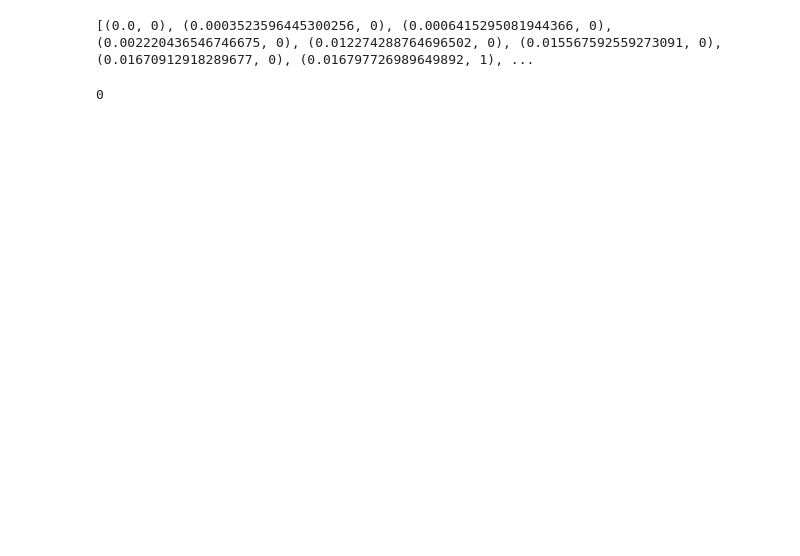
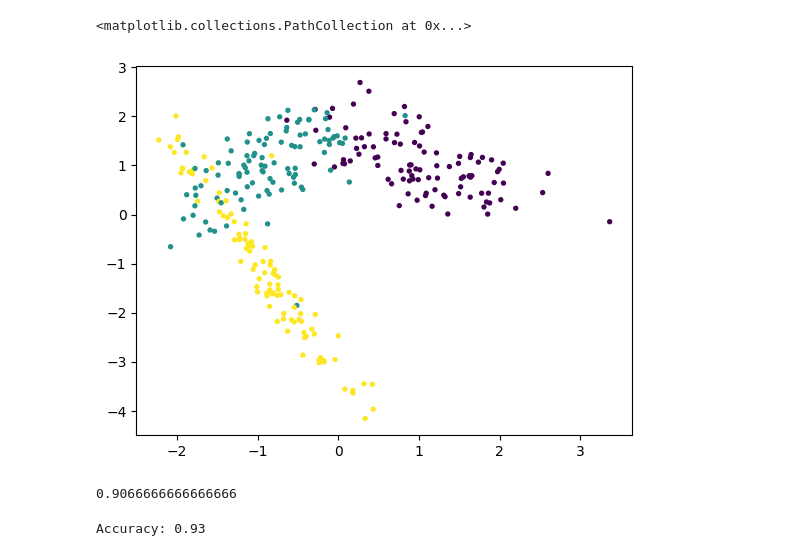
Before and after one commit to FuturisticLover123/labs, a Jupyter notebook: lab7/solution.ipynb, the cells around one changed output. Drawn from its saved outputs; the diff is of its cells as text; code cells hidden in the pictures; blank space fills up the shorter version.

```diff
--- a/lab7/solution.ipynb
+++ b/lab7/solution.ipynb
@@ -3,11 +3,18 @@
 # %%
 from sklearn.datasets import make_classification
 from matplotlib import pyplot as plt
+from tqdm import tqdm
+import numpy as np
 
-X,y = make_classification(n_samples=500, n_features=2, n_informative=2,
-                          n_redundant=0, n_classes=3, n_clusters_per_class=1)
+X,y = make_classification(n_samples=300, n_features=2, n_informative=2,
+                          n_redundant=0, n_classes=3, n_clusters_per_class=1, random_state=412)
+
+
 
 plt.scatter(X[:,0], X[:,1],c=y,s=8)
+# %% [output]
+<matplotlib.collections.PathCollection at 0x...>
+[figure, added]
 # %%
 #1
 # %%
@@ -28,9 +45,19 @@ class KNeibours:
 # %%
 distance = lambda x,y: ((x-y)**2).sum()
 
-kng = KNeibours(distance)
+kng = KNeibours(distance,3)
+kng.fit(X,y)
+
+kng.score()
+# %% [output]
+0.9066666666666666
-# %%
-kng.classify(X[3],X,y,10)
-# %% [output]
-[(0.0, 0), (0.0003523596445300256, 0), (0.0006415295081944366, 0), (0.002220436546746675, 0), (0.012274288764696502, 0), (0.015567592559273091, 0), (0.01670912918289677, 0), (0.016797726989649892, 1), ...
-0
+# %%
+from sklearn.neighbors import KNeighborsClassifier
+
+knn = KNeighborsClassifier(n_neighbors=3)
+knn.fit(X, y)
+
+accuracy = knn.score(X, y)
+print(f"Accuracy: {accuracy}")
+# %% [output]
+Accuracy: 0.93
```
Also changed, not shown: parts of 7 cells of this notebook.
